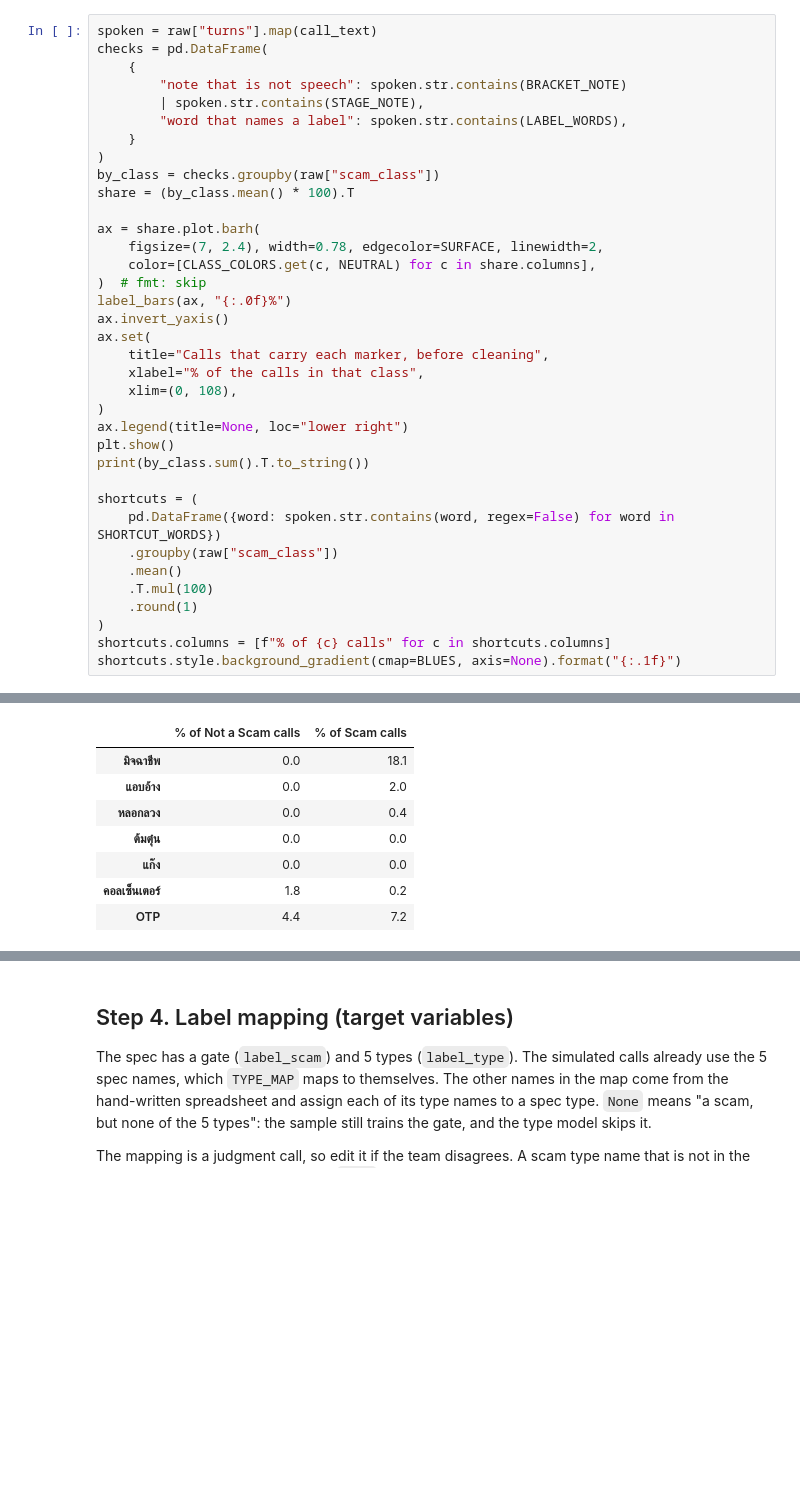
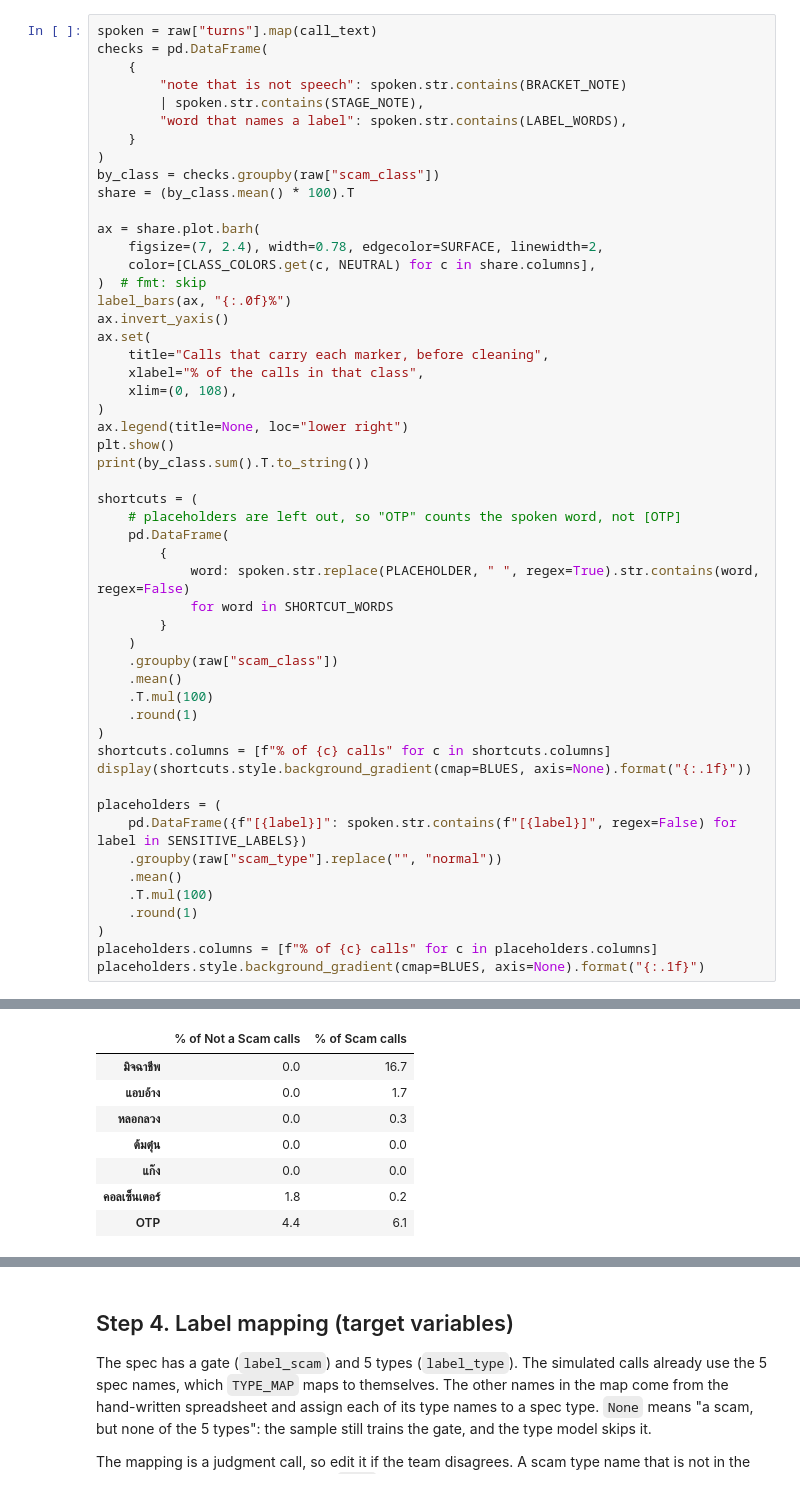
Before and after one commit to ZenithGeeks/Callas, a Jupyter notebook: notebooks/scam_classifier_phayathaibert.ipynb, the cells around one changed output, grey strips where cells are left out. Drawn from its saved outputs; the diff is of its cells as text; blank space fills up the shorter version.

```diff
--- a/notebooks/scam_classifier_phayathaibert.ipynb
+++ b/notebooks/scam_classifier_phayathaibert.ipynb
@@ -357,39 +431,55 @@ by_class = checks.groupby(raw["scam_class"])
 share = (by_class.mean() * 100).T
 
 ax = share.plot.barh(
     figsize=(7, 2.4), width=0.78, edgecolor=SURFACE, linewidth=2,
     color=[CLASS_COLORS.get(c, NEUTRAL) for c in share.columns],
 )  # fmt: skip
 label_bars(ax, "{:.0f}%")
 ax.invert_yaxis()
 ax.set(
     title="Calls that carry each marker, before cleaning",
     xlabel="% of the calls in that class",
     xlim=(0, 108),
 )
 ax.legend(title=None, loc="lower right")
 plt.show()
 print(by_class.sum().T.to_string())
 
 shortcuts = (
-    pd.DataFrame({word: spoken.str.contains(word, regex=False) for word in SHORTCUT_WORDS})
+    # placeholders are left out, so "OTP" counts the spoken word, not [OTP]
+    pd.DataFrame(
+        {
+            word: spoken.str.replace(PLACEHOLDER, " ", regex=True).str.contains(word, regex=False)
+            for word in SHORTCUT_WORDS
+        }
+    )
     .groupby(raw["scam_class"])
     .mean()
     .T.mul(100)
     .round(1)
 )
 shortcuts.columns = [f"% of {c} calls" for c in shortcuts.columns]
-shortcuts.style.background_gradient(cmap=BLUES, axis=None).format("{:.1f}")
+display(shortcuts.style.background_gradient(cmap=BLUES, axis=None).format("{:.1f}"))
+
+placeholders = (
+    pd.DataFrame({f"[{label}]": spoken.str.contains(f"[{label}]", regex=False) for label in SENSITIVE_LABELS})
+    .groupby(raw["scam_type"].replace("", "normal"))
+    .mean()
+    .T.mul(100)
+    .round(1)
+)
+placeholders.columns = [f"% of {c} calls" for c in placeholders.columns]
+placeholders.style.background_gradient(cmap=BLUES, axis=None).format("{:.1f}")
 # %% [output]
 [figure]
 scam_class               Not a Scam  Scam
 note that is not speech           0     0
 word that names a label           0     2
 |  | % of Not a Scam calls | % of Scam calls |
-| มิจฉาชีพ | 0.0 | 18.1 |
-| แอบอ้าง | 0.0 | 2.0 |
-| หลอกลวง | 0.0 | 0.4 |
+| มิจฉาชีพ | 0.0 | 16.7 |
+| แอบอ้าง | 0.0 | 1.7 |
+| หลอกลวง | 0.0 | 0.3 |
 | ต้มตุ๋น | 0.0 | 0.0 |
 | แก๊ง | 0.0 | 0.0 |
 | คอลเซ็นเตอร์ | 1.8 | 0.2 |
-| OTP | 4.4 | 7.2 |
+| OTP | 4.4 | 6.1 |
```
Also changed, not shown: parts of 30 cells of this notebook.
